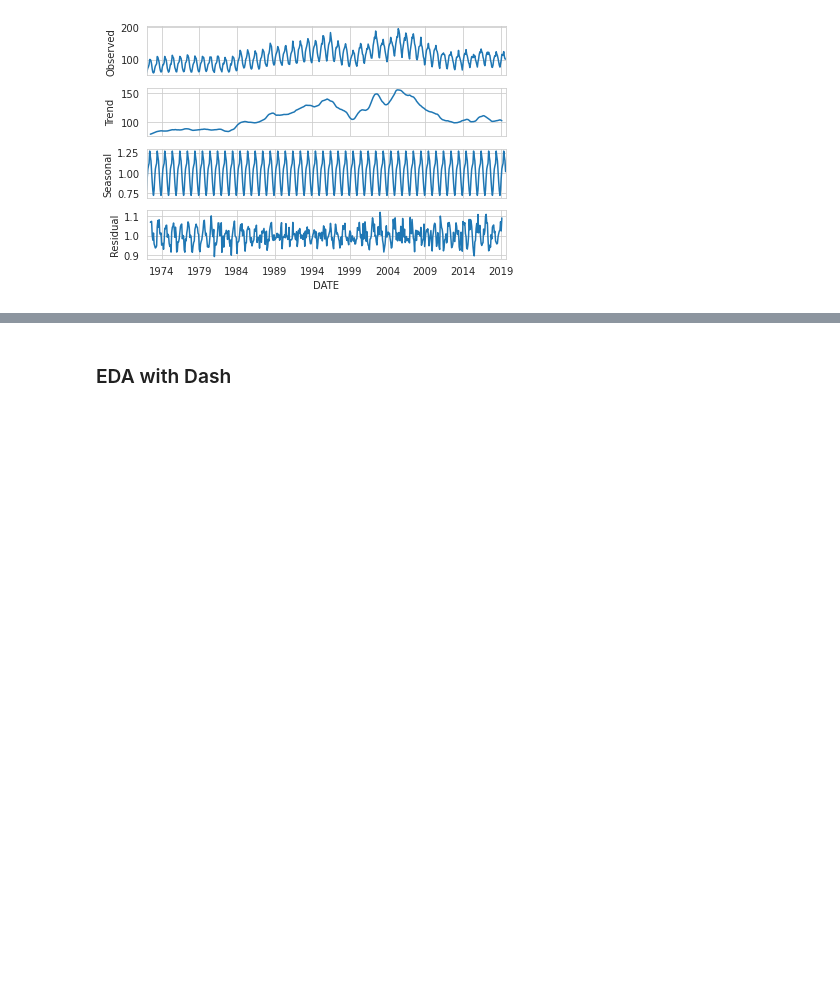
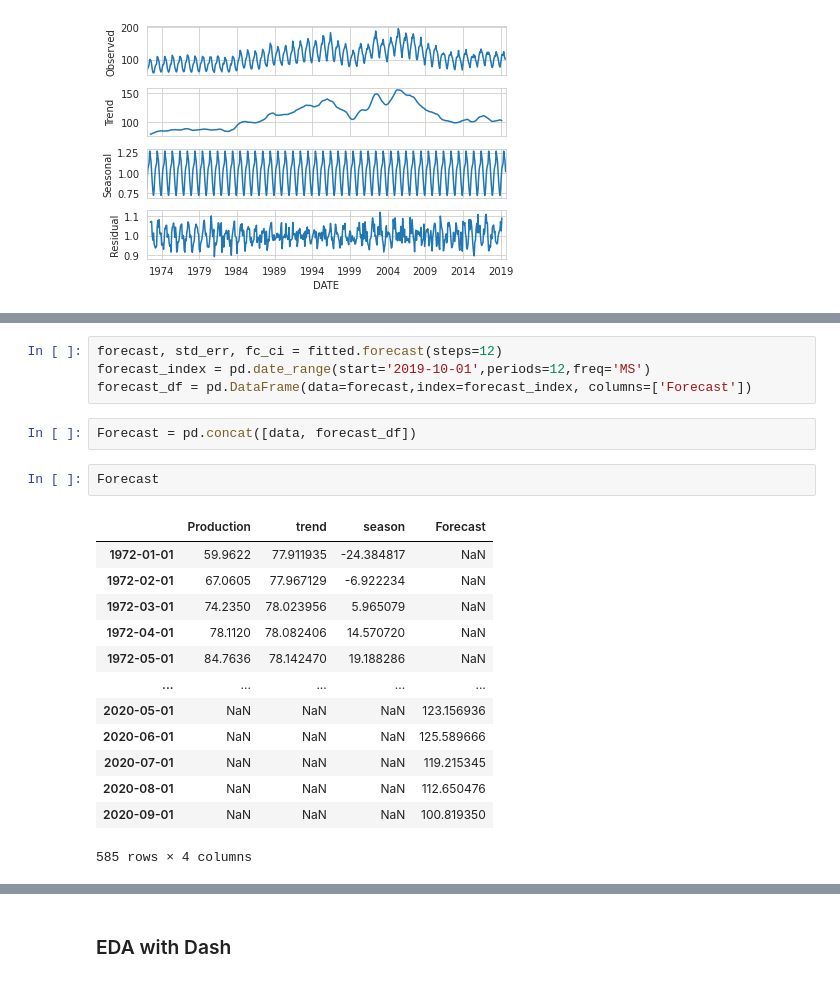
Before and after one commit to taylorec/Deep-Learning-with-Python, a Jupyter notebook: ForecastingProduction_RNN/DessertProductionRNN.ipynb, the cells around one changed output, grey strips where cells are left out. Saved outputs shown, nothing was run; the diff lists cells and outputs as text; blank space fills up the shorter version.

```diff
--- a/ForecastingProduction_RNN/DessertProductionRNN.ipynb
+++ b/ForecastingProduction_RNN/DessertProductionRNN.ipynb
@@ -107,0 +139,22 @@ DecompDataAdd.plot();
+# %%
+forecast, std_err, fc_ci = fitted.forecast(steps=12)
+forecast_index = pd.date_range(start='2019-10-01',periods=12,freq='MS')
+forecast_df = pd.DataFrame(data=forecast,index=forecast_index, columns=['Forecast'])
+# %%
+Forecast = pd.concat([data, forecast_df])
+# %%
+Forecast
+# %% [output]
+|  | Production | trend | season | Forecast |
+| 1972-01-01 | 59.9622 | 77.911935 | -24.384817 | NaN |
+| 1972-02-01 | 67.0605 | 77.967129 | -6.922234 | NaN |
+| 1972-03-01 | 74.2350 | 78.023956 | 5.965079 | NaN |
+| 1972-04-01 | 78.1120 | 78.082406 | 14.570720 | NaN |
+| 1972-05-01 | 84.7636 | 78.142470 | 19.188286 | NaN |
+| ... | ... | ... | ... | ... |
+| 2020-05-01 | NaN | NaN | NaN | 123.156936 |
+| 2020-06-01 | NaN | NaN | NaN | 125.589666 |
+| 2020-07-01 | NaN | NaN | NaN | 119.215345 |
+| 2020-08-01 | NaN | NaN | NaN | 112.650476 |
+| 2020-09-01 | NaN | NaN | NaN | 100.819350 |
+585 rows × 4 columns
```
Also changed, not shown: parts of 23 cells of this notebook.
